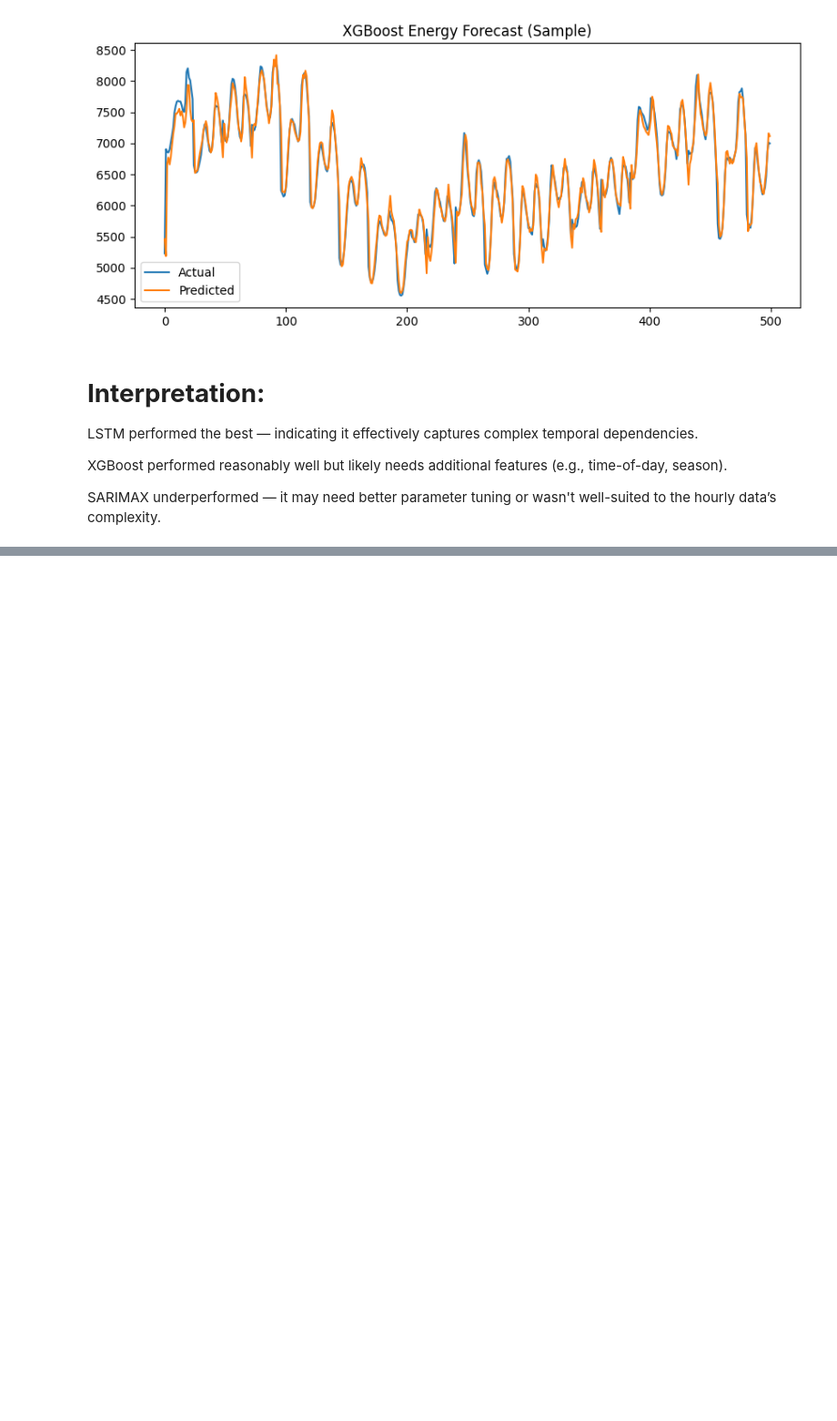
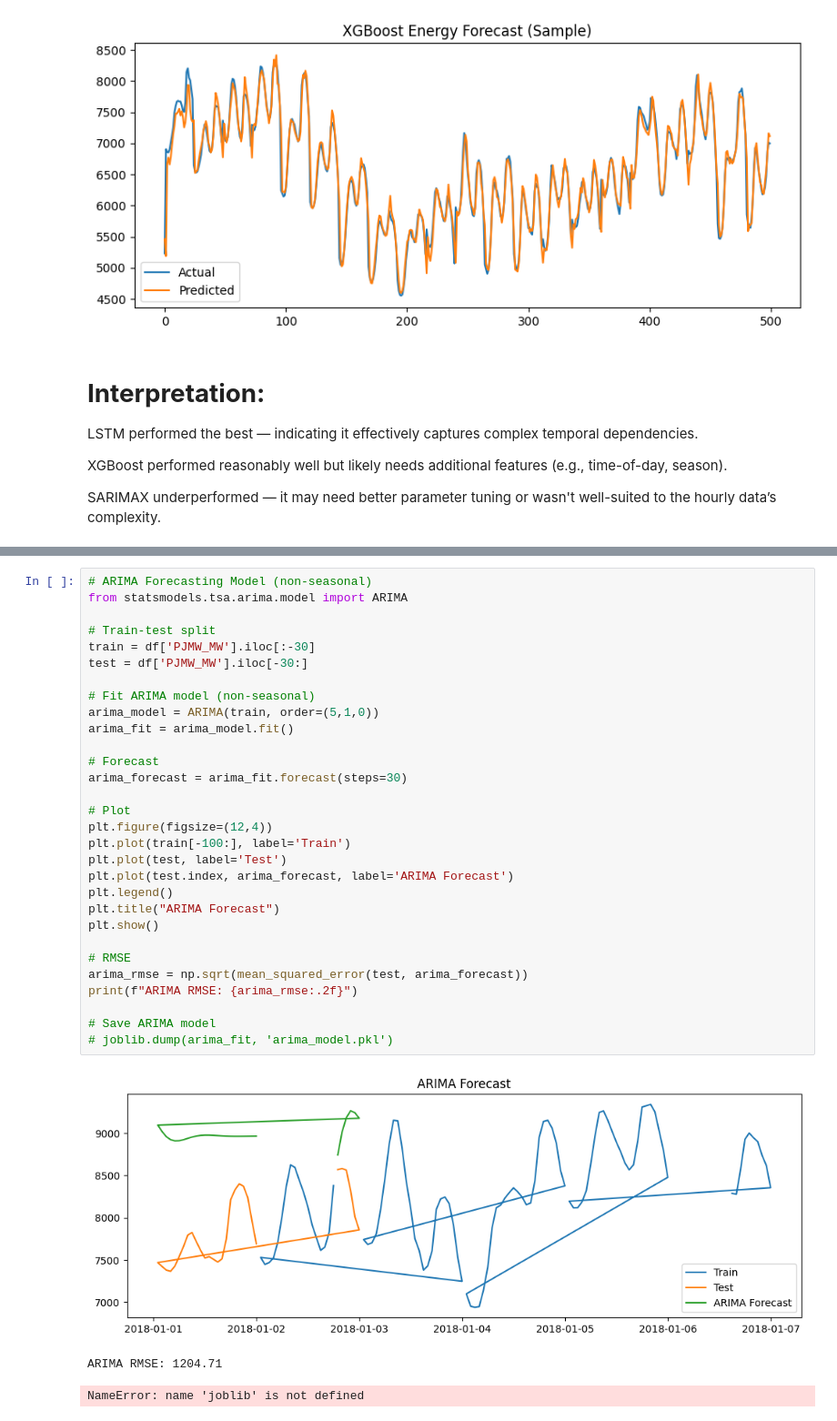
Before and after one commit to AshuuMishra/Hourly_energy_consumption_forecast, a Jupyter notebook: Hourly_energy_consumption_forecast.ipynb, the cells around one changed output, grey strips where cells are left out. Shown at 91% size. Saved outputs shown, nothing was run; the diff lists cells and outputs as text; blank space fills up the shorter version.

```diff
--- a/Hourly_energy_consumption_forecast.ipynb
+++ b/Hourly_energy_consumption_forecast.ipynb
@@ -321,0 +380,34 @@ SARIMAX underperformed — it may need better parameter tuning or wasn't well-su
+# %%
+# ARIMA Forecasting Model (non-seasonal)
+from statsmodels.tsa.arima.model import ARIMA
+
+# Train-test split
+train = df['PJMW_MW'].iloc[:-30]
+test = df['PJMW_MW'].iloc[-30:]
+
+# Fit ARIMA model (non-seasonal)
+arima_model = ARIMA(train, order=(5,1,0))
+arima_fit = arima_model.fit()
+
+# Forecast
+arima_forecast = arima_fit.forecast(steps=30)
+
+# Plot
+plt.figure(figsize=(12,4))
+plt.plot(train[-100:], label='Train')
+plt.plot(test, label='Test')
+plt.plot(test.index, arima_forecast, label='ARIMA Forecast')
+plt.legend()
+plt.title("ARIMA Forecast")
+plt.show()
+
+# RMSE
+arima_rmse = np.sqrt(mean_squared_error(test, arima_forecast))
+print(f"ARIMA RMSE: {arima_rmse:.2f}")
+
+# Save ARIMA model
+# joblib.dump(arima_fit, 'arima_model.pkl')
+# %% [output]
+[figure, added]
+ARIMA RMSE: 1204.71
+NameError: name 'joblib' is not defined
```
Also changed, not shown: parts of 9 cells of this notebook.
